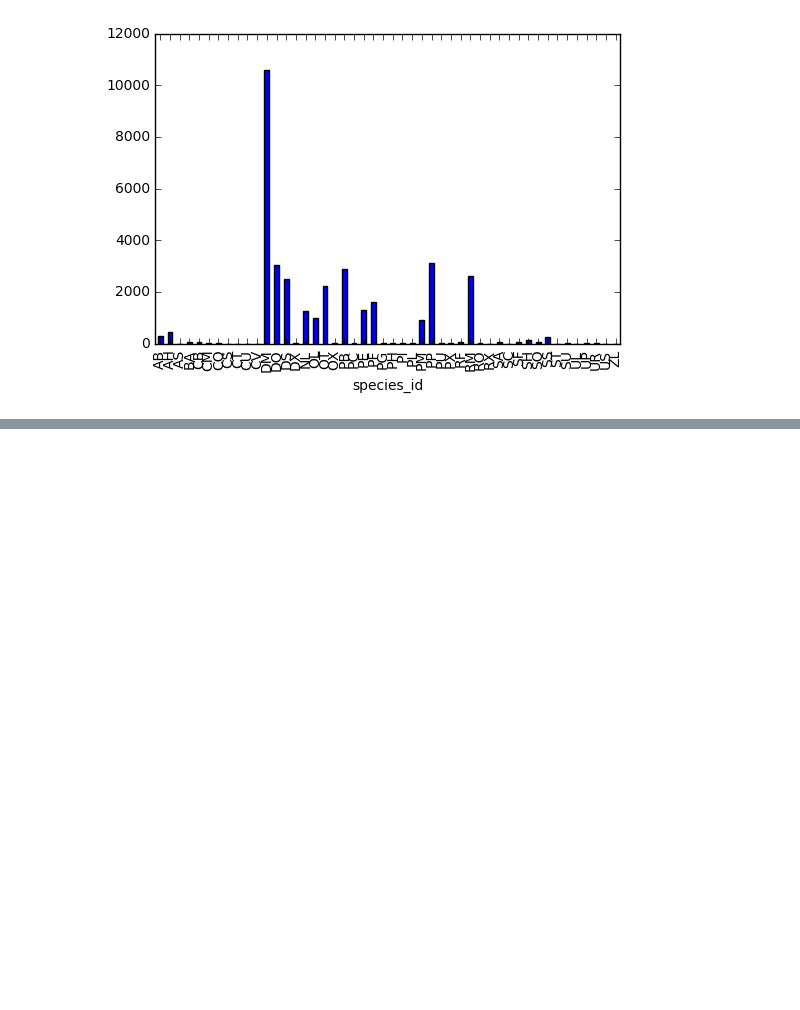
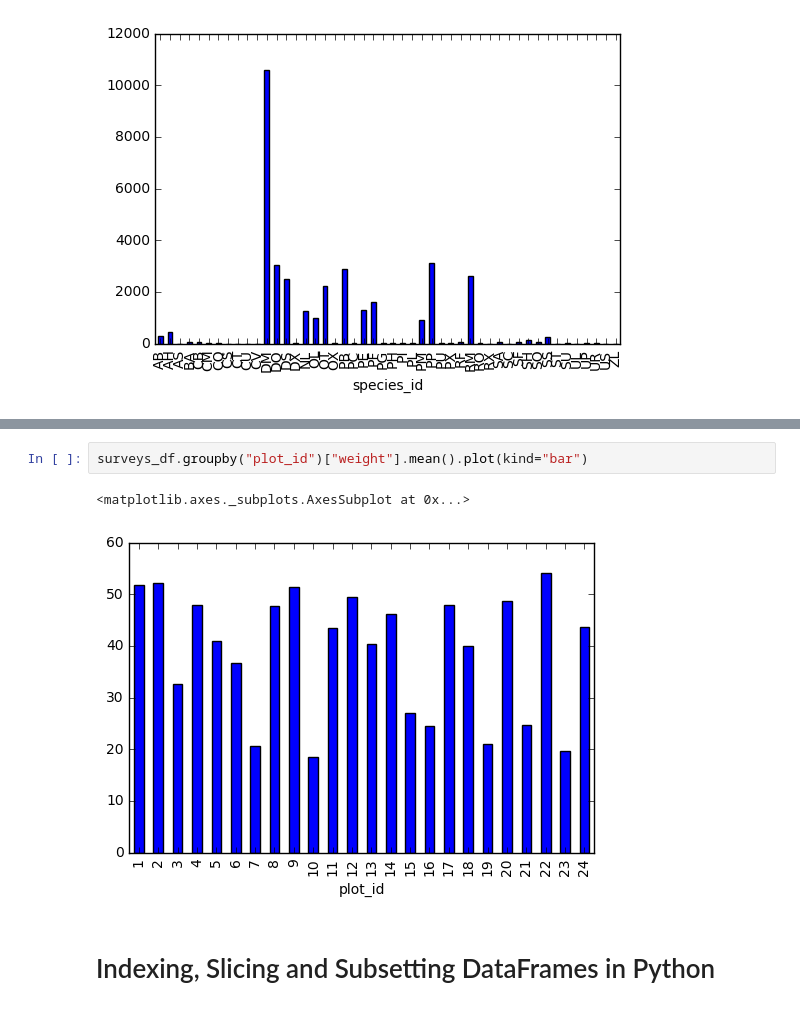
Before and after one commit to calculquebec/cq-formation-analyse-visualisation-python, a Jupyter notebook: Analyse et visualisation de donnees avec Python - Big Data 2016.ipynb, the cells around one changed output, grey strips where cells are left out. Saved outputs shown, nothing was run; the diff lists cells and outputs as text; blank space fills up the shorter version.

```diff
--- a/Analyse et visualisation de donnees avec Python - Big Data 2016.ipynb
+++ b/Analyse et visualisation de donnees avec Python - Big Data 2016.ipynb
@@ -269,0 +273,7 @@ weight_per_plot.plot(kind="")
+# %%
+surveys_df.groupby("plot_id")["weight"].mean().plot(kind="bar")
+# %% [output]
+<matplotlib.axes._subplots.AxesSubplot at 0x...>
+[figure, added]
+# %% [markdown]
+# Indexing, Slicing and Subsetting DataFrames in Python
```
Also changed, not shown: parts of 1 cell of this notebook.
